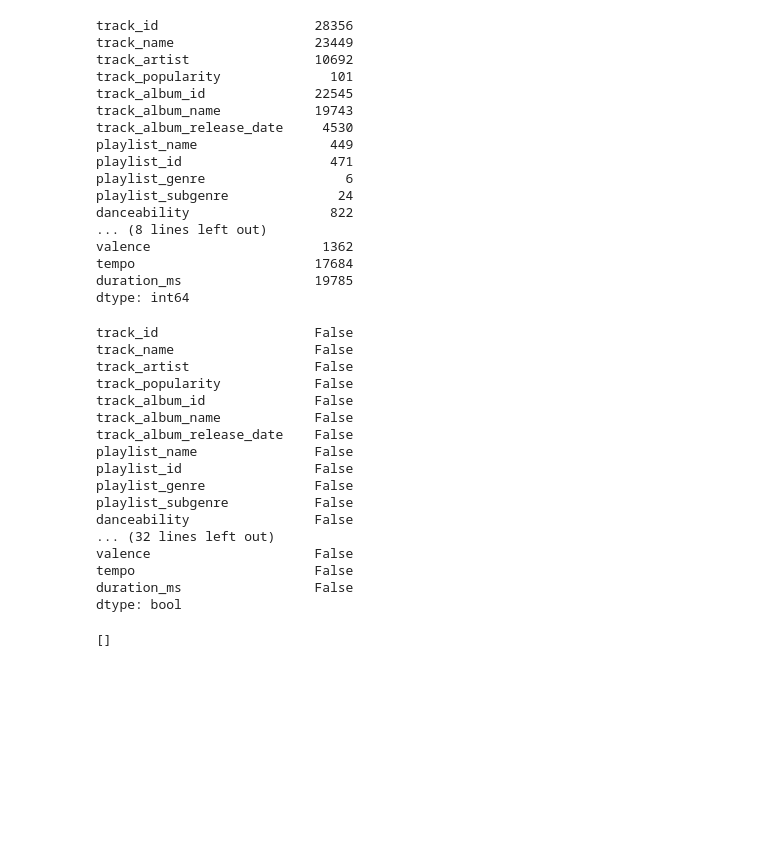
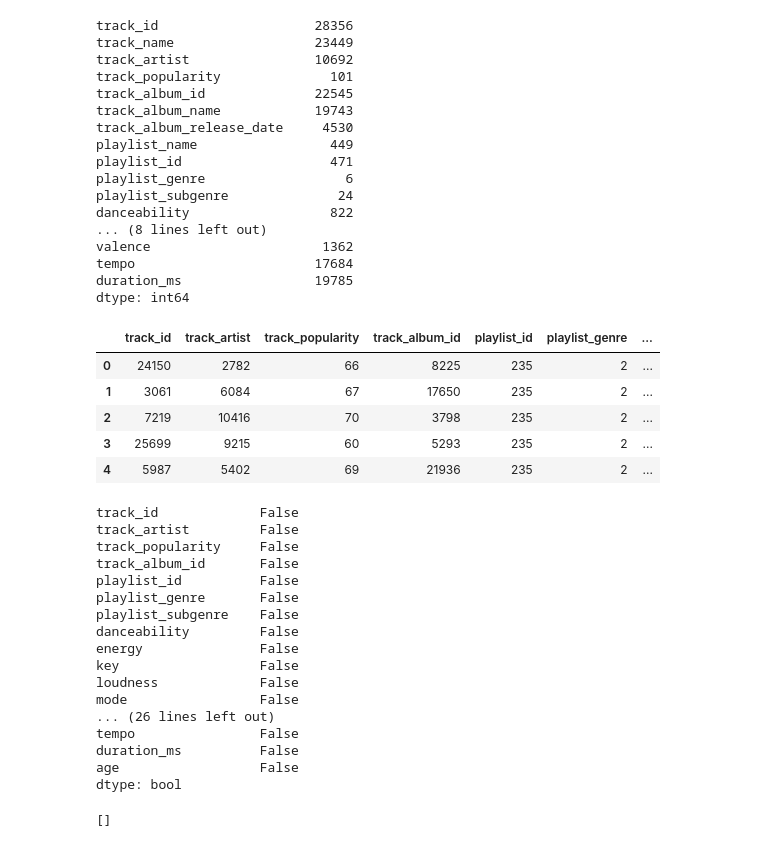
Before and after one commit to chrisizeh/ML-NN-Parameter-Search, a Jupyter notebook: src/Spotify.ipynb, the cells around one changed output. Drawn from its saved outputs; the diff is of its cells as text; code cells hidden in the pictures; blank space fills up the shorter version.

```diff
--- a/src/Spotify.ipynb
+++ b/src/Spotify.ipynb
@@ -71,3 +91,12 @@ dtype: int64
+# %%
+data.head()
+# %% [output]
+|  | track_id | track_artist | track_popularity | track_album_id | playlist_id | playlist_genre | ... |
+| 0 | 24150 | 2782 | 66 | 8225 | 235 | 2 | ... |
+| 1 | 3061 | 6084 | 67 | 17650 | 235 | 2 | ... |
+| 2 | 7219 | 10416 | 70 | 3798 | 235 | 2 | ... |
+| 3 | 25699 | 9215 | 60 | 5293 | 235 | 2 | ... |
+| 4 | 5987 | 5402 | 69 | 21936 | 235 | 2 | ... |
 # %%
 from sklearn.model_selection import train_test_split
 
@@ -80,22 +105,22 @@ X_train, X_valid, y_train, y_valid = train_test_split(train, labels, test_size=0
 # %%
-print(X_train.isna().any(axis=0))
-print(X_train.isnull().any(axis=0))
+print(train.isna().any(axis=0))
+print(train.isnull().any(axis=0))
 # %% [output]
-track_id                    False
-track_name                  False
-track_artist                False
-track_popularity            False
-track_album_id              False
-track_album_name            False
-track_album_release_date    False
-playlist_name               False
-playlist_id                 False
-playlist_genre              False
-playlist_subgenre           False
-danceability                False
-... (32 lines left out)
-valence                     False
-tempo                       False
-duration_ms                 False
+track_id             False
+track_artist         False
+track_popularity     False
+track_album_id       False
+playlist_id          False
+playlist_genre       False
+playlist_subgenre    False
+danceability         False
+energy               False
+key                  False
+loudness             False
+mode                 False
+... (26 lines left out)
+tempo                False
+duration_ms          False
+age                  False
 dtype: bool
 # %%
```
Also changed, not shown: parts of 27 cells of this notebook, 1 other file.
